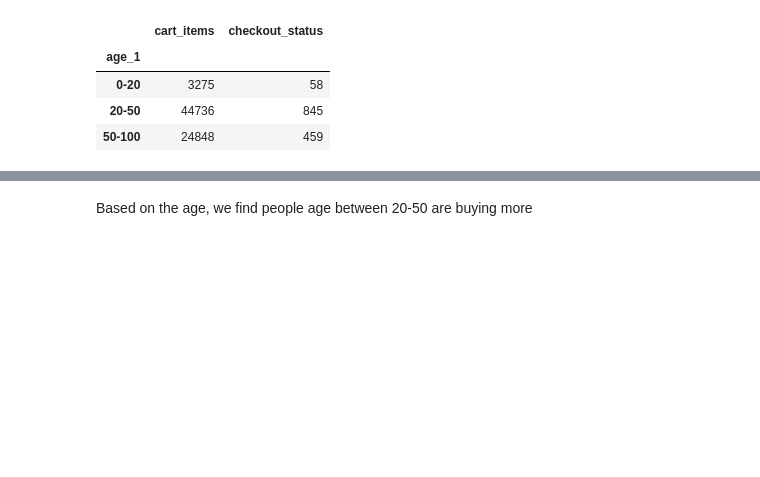
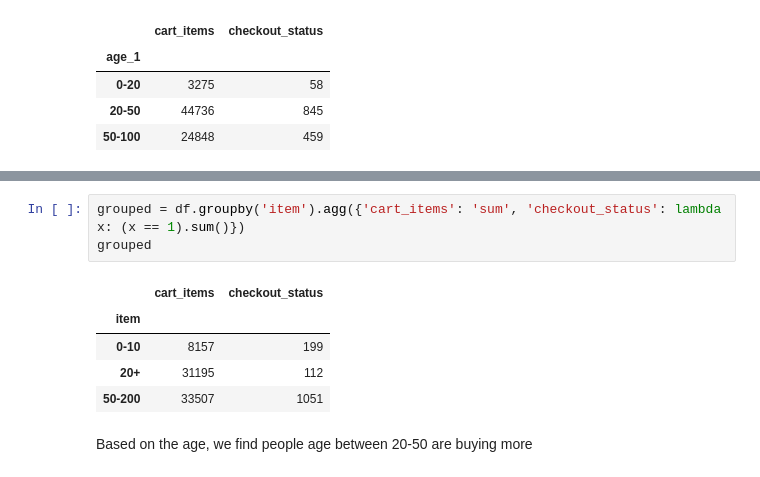
Before and after one commit to JacdowYc/Schulich_data_science1, a Jupyter notebook: Midterm.ipynb, the cells around one changed output, grey strips where cells are left out. Drawn from its saved outputs; the diff is of its cells as text; blank space fills up the shorter version.

```diff
--- a/Midterm.ipynb
+++ b/Midterm.ipynb
@@ -622,3 +653,12 @@ grouped
+# %%
+grouped = df.groupby('item').agg({'cart_items': 'sum', 'checkout_status': lambda x: (x == 1).sum()})
+grouped
+# %% [output]
+|  | cart_items | checkout_status |
+| item |  |  |
+| 0-10 | 8157 | 199 |
+| 20+ | 31195 | 112 |
+| 50-200 | 33507 | 1051 |
 # %% [markdown]
 Based on the age, we find people age between 20-50 are buying more
 # %% [markdown]
```
Also changed, not shown: parts of 7 cells of this notebook.
